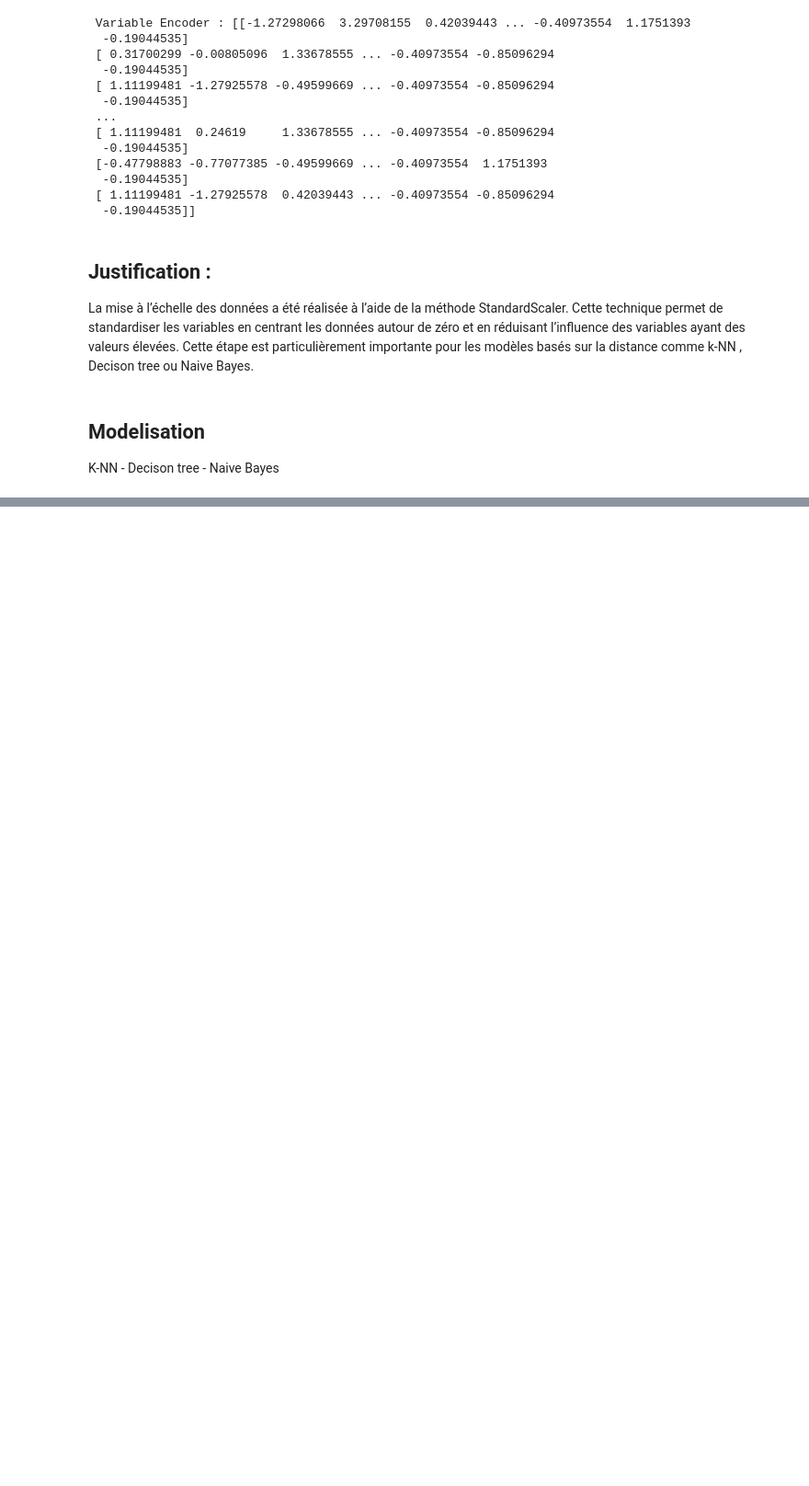
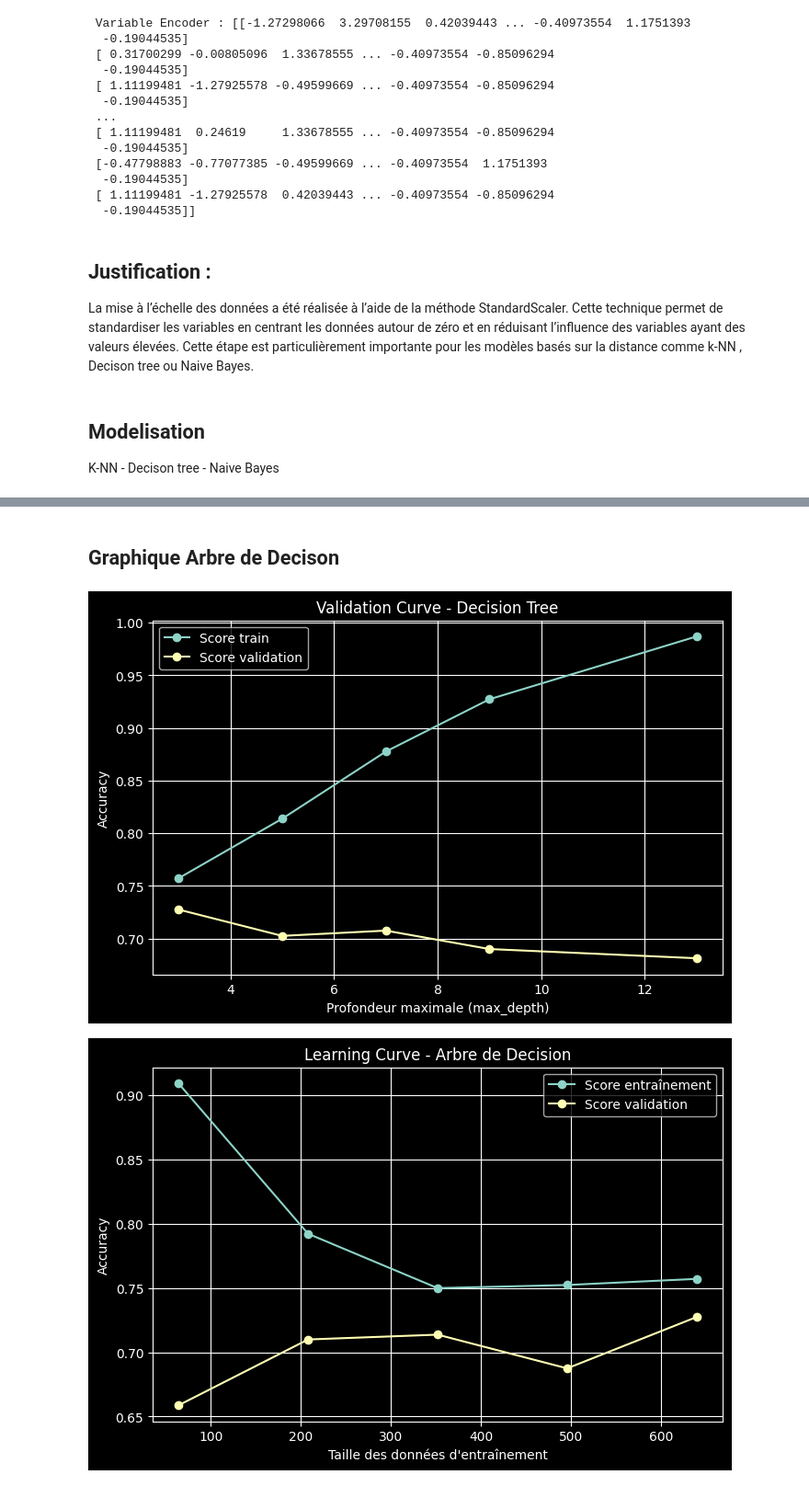
Before and after one commit to Gab-Lbrs/ML-CreditPrediction, a Jupyter notebook: CreditPrediction.ipynb, the cells around one changed output, grey strips where cells are left out. Shown at 92% size. Drawn from its saved outputs; the diff is of its cells as text; code cells hidden in the pictures; blank space fills up the shorter version.

```diff
--- a/CreditPrediction.ipynb
+++ b/CreditPrediction.ipynb
@@ -195,0 +392,63 @@ Naive Bayes
+# %% [markdown]
+## Graphique Arbre de Decison
+# %%
+# Arbre de décision — Validation Curve
+param_grid_tree = {
+    'max_depth': [3, 5, 7, 9, 13]
+}
+
+train_scores, test_scores = validation_curve(
+    DecisionTreeClassifier(random_state=42),
+    X_train,
+    y_train,
+    param_name="max_depth",
+    param_range=param_grid_tree['max_depth'],
+    cv=5,
+    scoring='accuracy'
+)
+
+train_mean = np.mean(train_scores, axis=1)
+test_mean  = np.mean(test_scores,  axis=1)
+
+plt.figure(figsize=(8, 5))
+plt.plot(param_grid_tree['max_depth'], train_mean, marker='o', label="Score train")
+plt.plot(param_grid_tree['max_depth'], test_mean,  marker='o', label="Score validation")
+
+plt.title("Validation Curve - Decision Tree")
+plt.xlabel("Profondeur maximale (max_depth)")
+plt.ylabel("Accuracy")
+plt.legend()
+plt.grid(True)
+plt.show()
+
+
+
+#=============================================
+#Learning Curve
+#============================================
+best_tree = grid_tree.best_estimator_
+
+train_sizes, train_scores, test_scores = learning_curve(
+   best_tree,
+   X_train_scaled,
+   y_train,
+   cv=5,
+   scoring='accuracy',
+   train_sizes=np.linspace(0.1, 1.0, 5)
+)
+# moyenne des scores
+train_mean = np.mean(train_scores, axis=1)
+test_mean = np.mean(test_scores, axis=1)
+# graphique
+plt.figure(figsize=(8,5))
+plt.plot(train_sizes, train_mean, marker='o', label="Score entraînement")
+plt.plot(train_sizes, test_mean, marker='o', label="Score validation")
+plt.title("Learning Curve - Arbre de Decision")
+plt.xlabel("Taille des données d'entraînement")
+plt.ylabel("Accuracy")
+plt.legend()
+plt.grid(True)
+plt.show()
+# %% [output]
+[figure, added]
+[figure, added]
```
Also changed, not shown: parts of 15 cells of this notebook.
